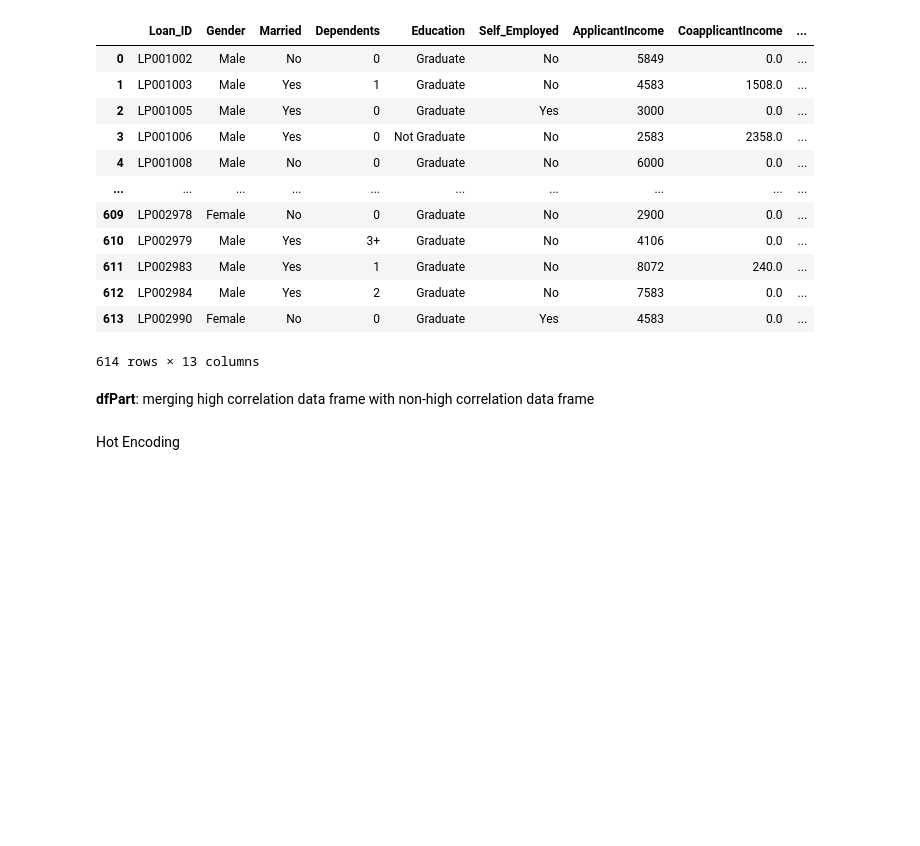
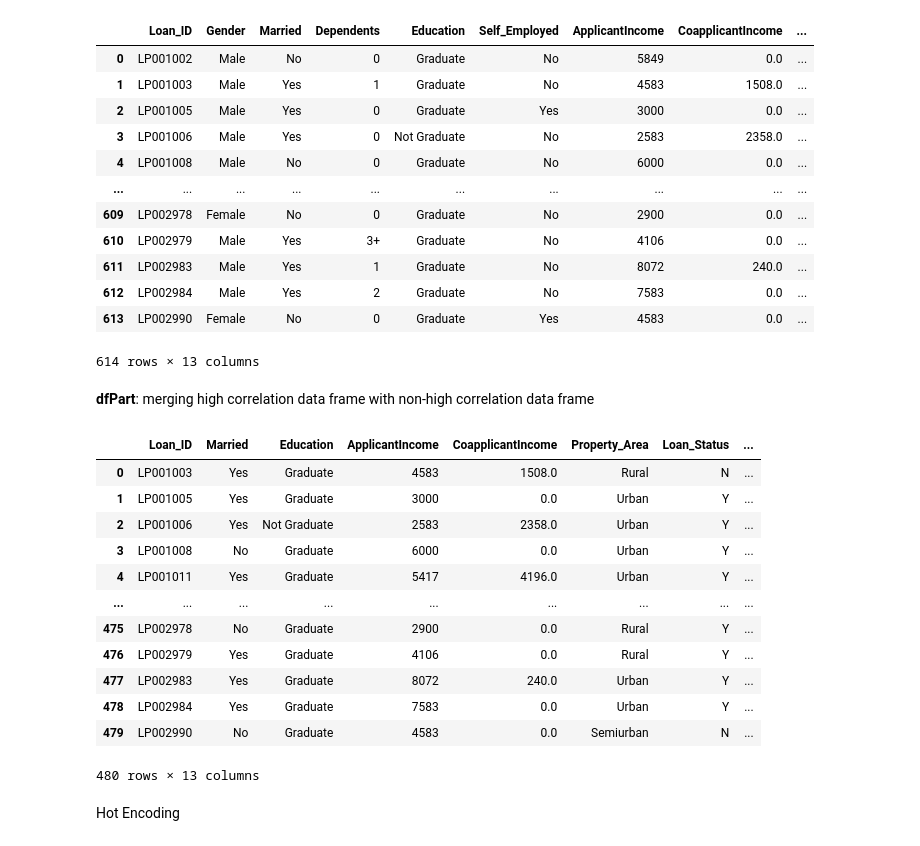
Before and after one commit to Aladeenb/loan-eligibilty-prediction, a Jupyter notebook: Loan_Eligibilty_Prediction.ipynb, the cells around one changed output. Cells and saved outputs as stored; diff of their text form; code cells hidden in the pictures; blank space fills up the shorter version.

```diff
--- a/Loan_Eligibilty_Prediction.ipynb
+++ b/Loan_Eligibilty_Prediction.ipynb
@@ -54,6 +54,21 @@ dfPart = pd.merge(dfHighCorr, dfNotHighCorr, on='Loan_ID')
 dfRest = data.loc[:, ['Loan_ID','Married','Education', 'ApplicantIncome', 'CoapplicantIncome', 'Property_Area', 'Loan_Status']]
 # %%
 df = pd.merge(dfRest, dfPart, on='Loan_ID')
+df
+# %% [output]
+|  | Loan_ID | Married | Education | ApplicantIncome | CoapplicantIncome | Property_Area | Loan_Status | ... |
+| 0 | LP001003 | Yes | Graduate | 4583 | 1508.0 | Rural | N | ... |
+| 1 | LP001005 | Yes | Graduate | 3000 | 0.0 | Urban | Y | ... |
+| 2 | LP001006 | Yes | Not Graduate | 2583 | 2358.0 | Urban | Y | ... |
+| 3 | LP001008 | No | Graduate | 6000 | 0.0 | Urban | Y | ... |
+| 4 | LP001011 | Yes | Graduate | 5417 | 4196.0 | Urban | Y | ... |
+| ... | ... | ... | ... | ... | ... | ... | ... | ... |
+| 475 | LP002978 | No | Graduate | 2900 | 0.0 | Rural | Y | ... |
+| 476 | LP002979 | Yes | Graduate | 4106 | 0.0 | Rural | Y | ... |
+| 477 | LP002983 | Yes | Graduate | 8072 | 240.0 | Urban | Y | ... |
+| 478 | LP002984 | Yes | Graduate | 7583 | 0.0 | Urban | Y | ... |
+| 479 | LP002990 | No | Graduate | 4583 | 0.0 | Semiurban | N | ... |
+480 rows × 13 columns
 # %% [markdown]
 Hot Encoding
 # %%
```
Also changed, not shown: parts of 15 cells of this notebook, 2 other files.
